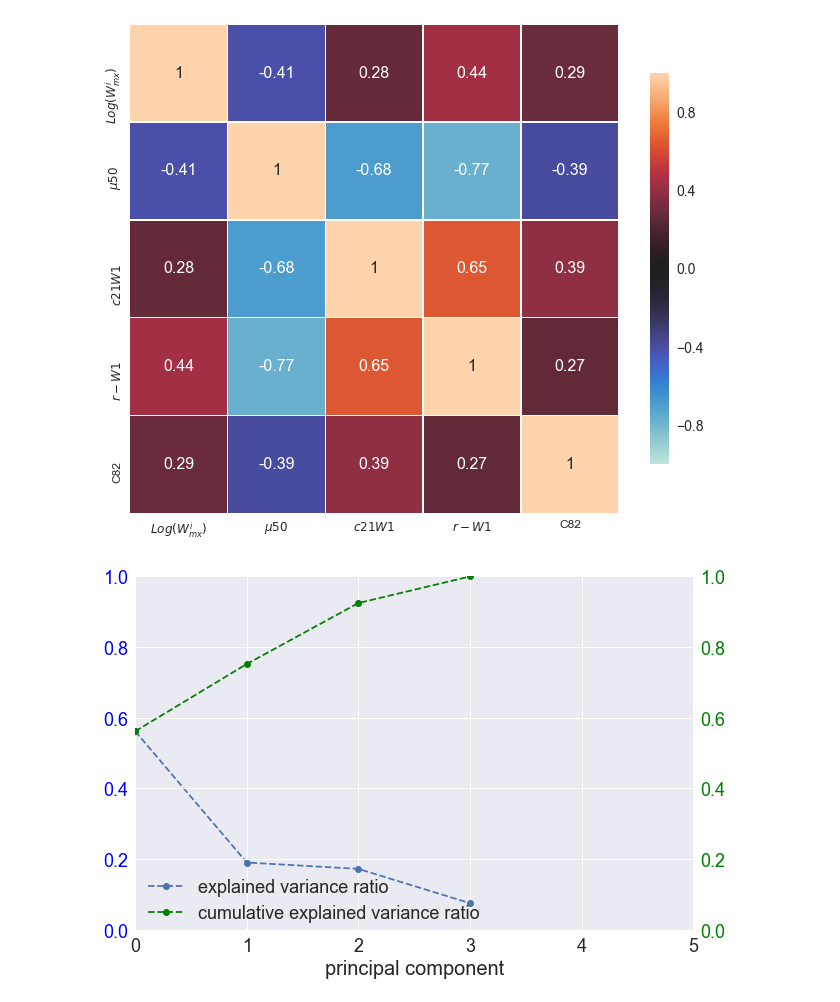
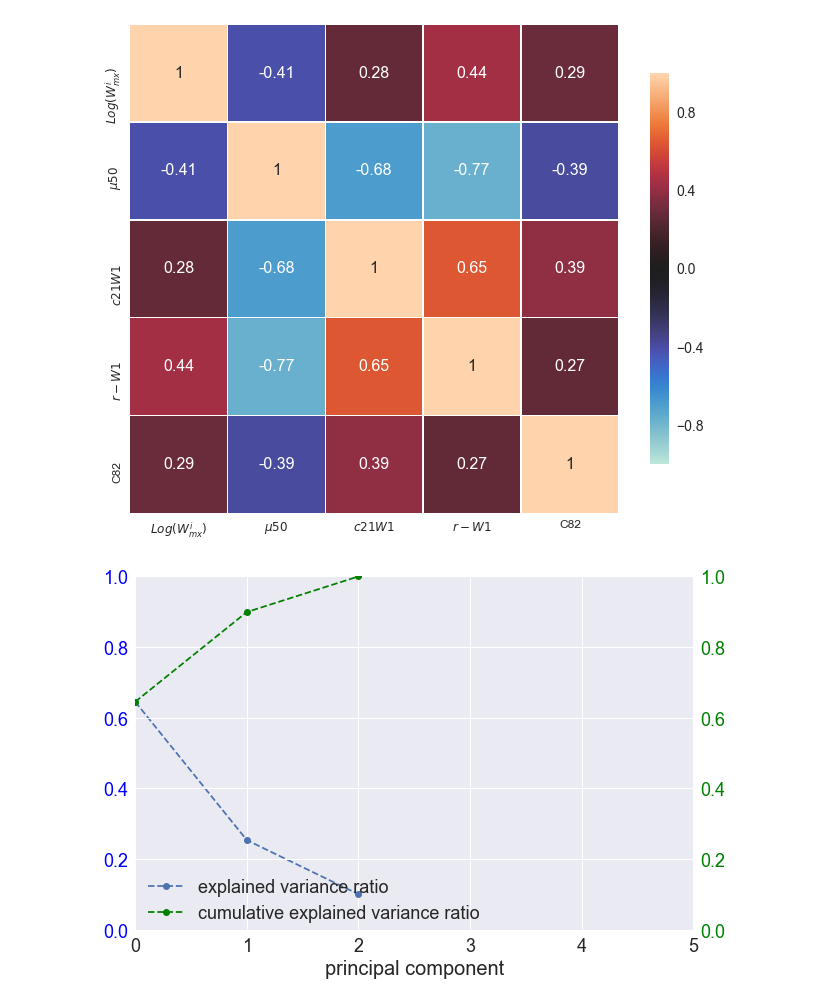
Before and after one commit to ekourkchi/reddening, a Jupyter notebook: FaceON.ipynb, the cells around one changed output. Drawn from its saved outputs; the diff is of its cells as text; code cells hidden in the pictures.

```diff
--- a/FaceON.ipynb
+++ b/FaceON.ipynb
@@ -260,8 +260,8 @@ from sklearn.preprocessing import StandardScaler
 
 z_scaler = StandardScaler()
 
-data = {'$Log( W_{mx}^i)$':logWimx, '$c21W1$':c21w, '$\mu 50$':mu50, 'C82': C82}
-#data = {'$Log( W_{mx}^i)$':logWimx, '$c21W1$':c21w, '$\mu 50$':mu50}
+#data = {'$Log( W_{mx}^i)$':logWimx, '$c21W1$':c21w, '$\mu 50$':mu50, 'C82': C82}
+data = {'$Log( W_{mx}^i)$':logWimx, '$c21W1$':c21w, '$\mu 50$':mu50}
 
 d = pd.DataFrame.from_dict(data)
 z_data = z_scaler.fit_transform(d)
@@ -271,32 +271,32 @@ print(z_scaler.scale_, z_scaler.mean_, z_scaler.var_)
 ##u: mean  s:scale  var=s**2
 
 
 pca_trafo = PCA().fit(z_data);
 
 
 fig, ax1 = plt.subplots(figsize = (10,6.5))
 ax1.plot(pca_trafo.explained_variance_ratio_, '--o', label = 'explained variance ratio');
 color =  ax1.lines[0].get_color()
 ax1.set_xlabel('principal component', fontsize = 20);
 for tl in ax1.get_yticklabels():
     tl.set_color('b')
 
 plt.legend(loc=(0.01, 0.075) ,fontsize = 18);
 
 ax1.set_ylim([0,1])
 
 ax2 = ax1.twinx()
 ax2.plot(pca_trafo.explained_variance_ratio_.cumsum(), '--go', label = 'cumulative explained variance ratio');
 for tl in ax2.get_yticklabels():
     tl.set_color('g')
 
 ax1.tick_params(axis='both', which='major', labelsize=18);
 ax1.tick_params(axis='both', which='minor', labelsize=12);
 ax2.tick_params(axis='both', which='major', labelsize=18);
 ax2.tick_params(axis='both', which='minor', labelsize=12);
 plt.xlim([0, 5]);
 ax2.set_ylim([0,1])
 plt.legend(loc=(0.01, 0),fontsize = 18);
 # %% [output]
-[figure, old version]
+[figure, new version]
 # %%
```
Also changed, not shown: parts of 6 cells of this notebook, 3 other files.
